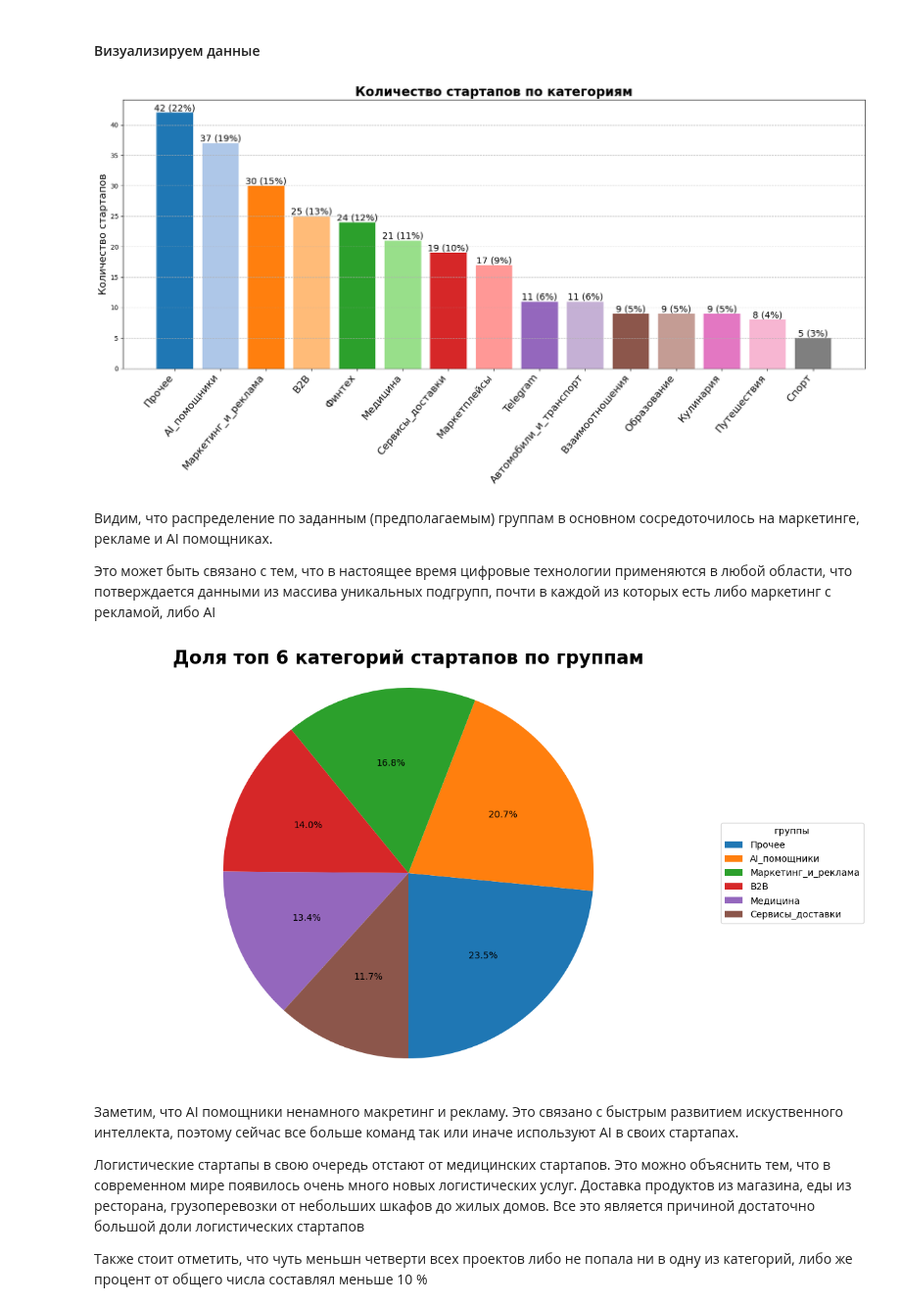
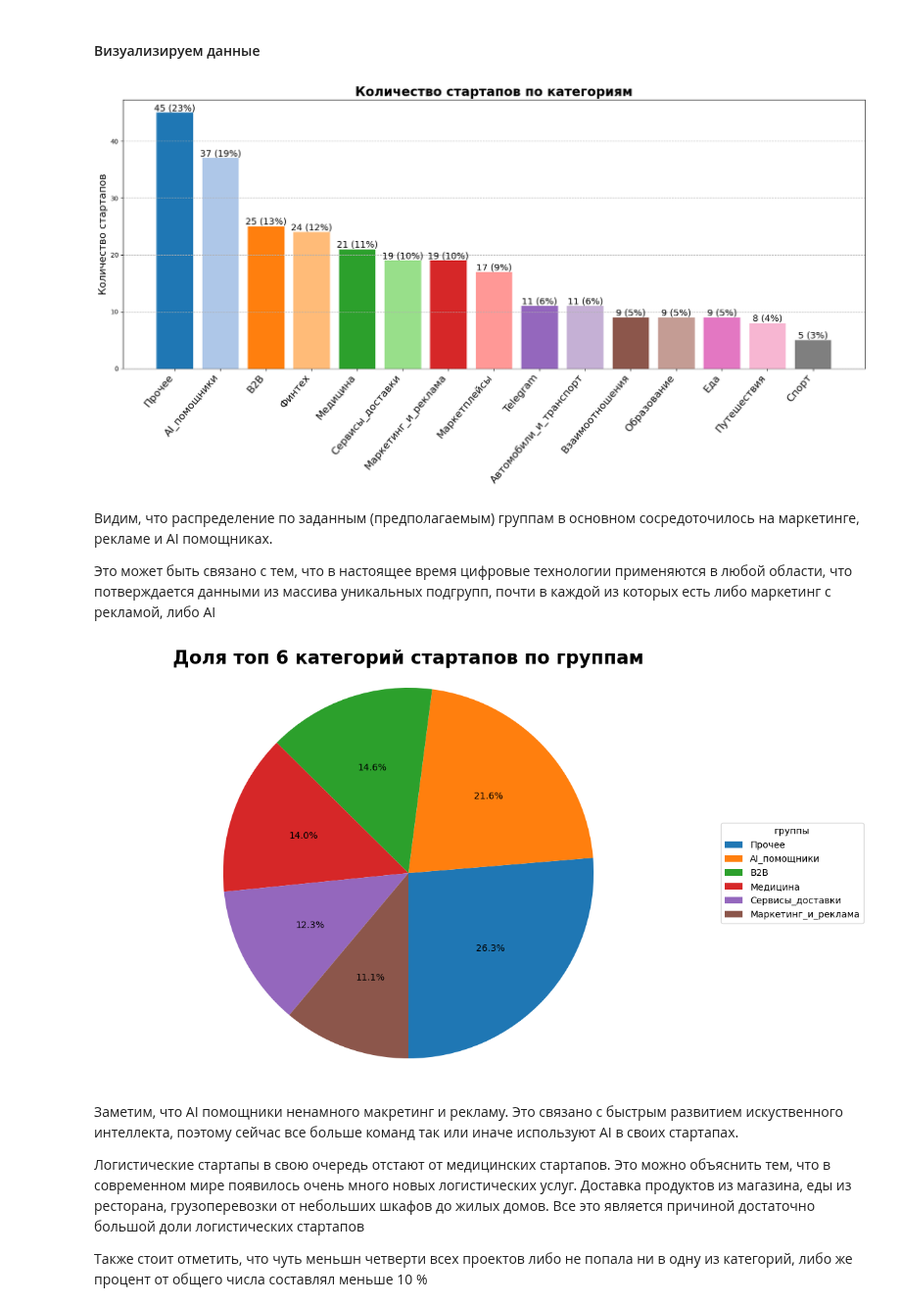
Before and after one commit to panchill/Startup-analytics, a Jupyter notebook: Startup_analytics.ipynb, the cells around one changed output. Shown at 98% size. Drawn from its saved outputs; the diff is of its cells as text; code cells hidden in the pictures.

Commit message:
Исправлена категория 'Маркетинг и реклама'

```diff
--- a/Startup_analytics.ipynb
+++ b/Startup_analytics.ipynb
@@ -54,14 +54,14 @@ keywords = {
     'Telegram' : ['телеграм', 'telegram', 'бот'],
     'Взаимоотношения' : [ 'познакомиться', 'знакомств', 'отношени', 'свидани', 'коммуникаци', 'скандал'],
     'AI_помощники' : ['виртуальн', 'помощник', 'ai', 'искусственн', 'интелект', 'ии', 'progpt','нейросет'], # proGPT нужен лишь для одного стартапа который относится к ИИ
-    'Маркетинг_и_реклама' : ['реклам', 'маркетинг', 'продвижение', 'целевая', 'crm', 'привлечен', 'инвестор', 'конкурент'],
+    'Маркетинг_и_реклама' : ['реклам', 'маркетинг', 'продвижение', 'целевая аудитор', 'привлечен'],
     'B2B' : ['b2b', 'бизнес'],
     'Медицина' : ['профилактик', 'медицин', 'врач', 'докт', 'хирург ', 'маломобильных', 'процедур','здоровь', 'вирус', 'анализы', 'психолог', 'таблет', 'больн', 'узи', 'заболевани', 'фармацевт'],
     'Образование': ['студент', 'университет', 'школ', 'образован', 'универ', 'экзамен', 'общежит', 'образован', 'английск', 'иностранн', 'образовательн', 'school'],
     'Спорт': ['тренировк', 'фитнес', 'физкультур', 'атлетик', 'кардио', 'нагруз', 'сорев', 'экипиров', 'упражнен'],
     'Сервисы_доставки': [ 'курьер', 'доставк', 'груз', 'логистик', 'маршрут', 'навигатор'],
     'Путешествия': ['поездк', 'туризм', 'путешеств', 'путевк', 'экскурси', 'курорт', 'проживание', 'travel'],
-    'Кулинария': ['кухн', 'повар', 'еда', 'пищ', 'рецепт', 'ингредиент', 'блюд', 'еды', 'общепит', 'едой'],
+    'Еда': ['кухн', 'повар', 'еда', 'пищ', 'рецепт', 'ингредиент', 'блюд', 'еды', 'общепит', 'едой'],
     'Автомобили_и_транспорт' : ['машина', 'техобслуж', 'кузов', 'транспорт','автомобил', 'двигател', 'автовладел', 'автозапчаст', 'машины'],
     'Финтех' : ['крипто', 'валюта', 'трейд', 'инвестици', 'блокчейн', 'страховани', 'кредит', 'банкинг', 'платежн'],
     'Маркетплейсы' : ['маркетплейс'],
@@ -159,7 +159,7 @@ def count_subcategory_occurrences(df, subcategories):
     result_df = pd.DataFrame(results, columns=['Категория', 'Количество'])
     result_df = result_df.sort_values(by='Количество', ascending=False).reset_index(drop=True)
     return result_df
-subcategories_list = ['Прочее', 'Telegram', 'B2B', 'Взаимоотношения', 'AI_помощники', 'Маркетплейсы', 'Финтех', 'Автомобили_и_транспорт', 'Медицина', 'Спорт', 'Сервисы_доставки', 'Путешествия', 'Кулинария', 'Образование', 'Маркетинг_и_реклама']
+subcategories_list = ['Прочее', 'Telegram', 'B2B', 'Взаимоотношения', 'AI_помощники', 'Маркетплейсы', 'Финтех', 'Автомобили_и_транспорт', 'Медицина', 'Спорт', 'Сервисы_доставки', 'Путешествия', 'Еда', 'Образование', 'Маркетинг_и_реклама']
 subcategory_counts_df = count_subcategory_occurrences(df, subcategories_list)
 # %% [markdown]
 #### Визуализируем данные
@@ -194,7 +194,7 @@ for bar, count in zip(bars, category_counts):
     )
 plt.show()
 # %% [output]
-[figure, old version]
+[figure, new version]
 # %% [markdown]
 
 
@@ -203,34 +203,34 @@ plt.show()
 Это может быть связано с тем, что в настоящее время цифровые технологии применяются в любой области, что потверждается данными из массива уникальных подгрупп, почти в каждой из которых есть либо маркетинг с рекламой, либо AI
 # %%
 
-merge_to_other = ['Спорт', 'Кулинария', 'Путешествия', 'Маркетплейсы', 'Telegram', 'Взаимоотношения', 'Образование', 'Финтех', 'Автомобили_и_транспорт']
+merge_to_other = ['Спорт', 'Еда', 'Путешествия', 'Маркетплейсы', 'Telegram', 'Взаимоотношения', 'Образование', 'Финтех', 'Автомобили_и_транспорт']
 category_labels = list(subcategory_counts_df['Категория'])
 category_counts = list(subcategory_counts_df['Количество'])
 other_count = 0
 for label, count in zip(category_labels, category_counts):
     if label in merge_to_other:
         other_count += count
 category_labels = [label for label in category_labels if label not in merge_to_other]
 category_counts = [count for label, count in zip(category_labels, category_counts) if label not in merge_to_other]
 colors = plt.get_cmap('tab10').colors
 plt.figure(figsize=(12, 8))
 plt.pie(
     category_counts,
     autopct='%1.1f%%',
     colors=colors[:len(category_labels)],
     startangle=-90
 )
 plt.legend(
     category_labels,
     title="группы",
     loc="center left",
     bbox_to_anchor=(1, 0, 0.5, 1)
 )
 plt.title('Доля топ 6 категорий стартапов по группам', fontsize=20, fontweight='bold')
 plt.axis('equal')  # Оформление диаграммы в круг
 plt.show()
 # %% [output]
-[figure, old version]
+[figure, new version]
 # %% [markdown]
 
 
```
Also changed, not shown: parts of 3 cells of this notebook.
